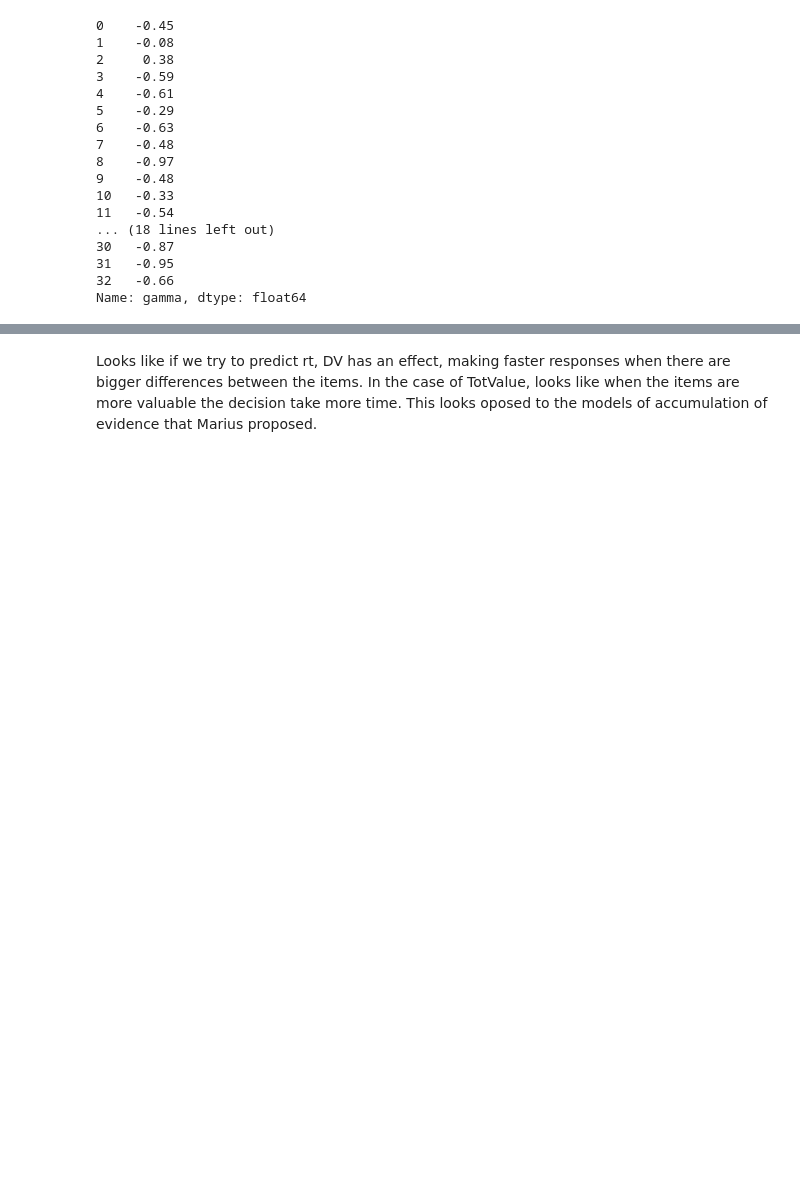
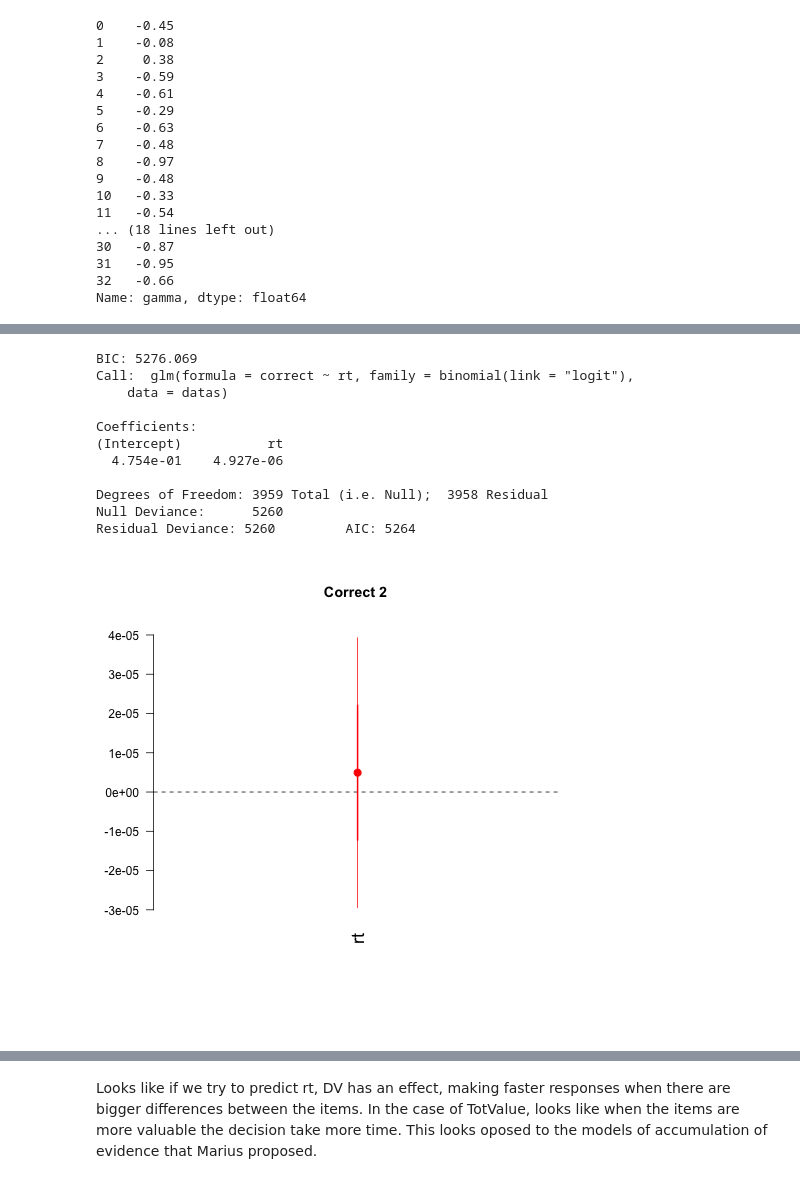
Before and after one commit to pradysepulveda/glamDDM_FF2018, a Jupyter notebook: MariusEnquiry.ipynb, the cells around one changed output, grey strips where cells are left out. Drawn from its saved outputs; the diff is of its cells as text; code cells hidden in the pictures; blank space fills up the shorter version.

```diff
--- a/MariusEnquiry.ipynb
+++ b/MariusEnquiry.ipynb
@@ -357,4 +372,26 @@ Degrees of Freedom: 3959 Total (i.e. Null);  3956 Residual
 Null Deviance:      5260
 Residual Deviance: 4897         AIC: 4905
 [figure]
+# %%
+%%R
+title_plot = " Correct 2  "
+ModelCorrect_2 <- glm(correct ~ rt , data= datas, family=binomial(link="logit"))
+coefplot(ModelCorrect_2,intercept=FALSE,vertical = FALSE,  col.pts="red", cex.var=1.5, cex.pts=2, mar = c(8,4,5,1),main=title_plot)
+#legend("topright",  legend=c("Dislike", "Like"),col=c("red", "blue"), lty=1:1, cex=1)
+BICc2 = BIC(ModelCorrect_2)
+cat("BIC:" , BICc2)
+ModelCorrect_2
+# %% [output]
+BIC: 5276.069
+Call:  glm(formula = correct ~ rt, family = binomial(link = "logit"),
+    data = datas)
+
+Coefficients:
+(Intercept)           rt
+  4.754e-01    4.927e-06
+
+Degrees of Freedom: 3959 Total (i.e. Null);  3958 Residual
+Null Deviance:      5260
+Residual Deviance: 5260         AIC: 5264
+[figure, added]
 # %%
```
Also changed, not shown: parts of 72 cells of this notebook, 5 other files.
